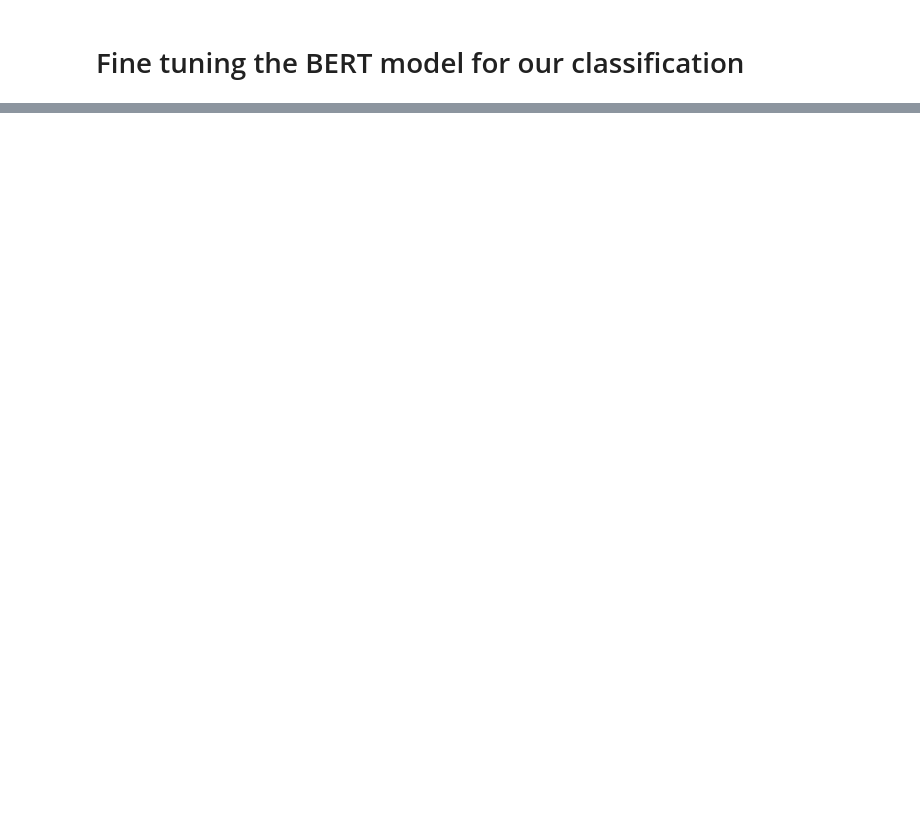
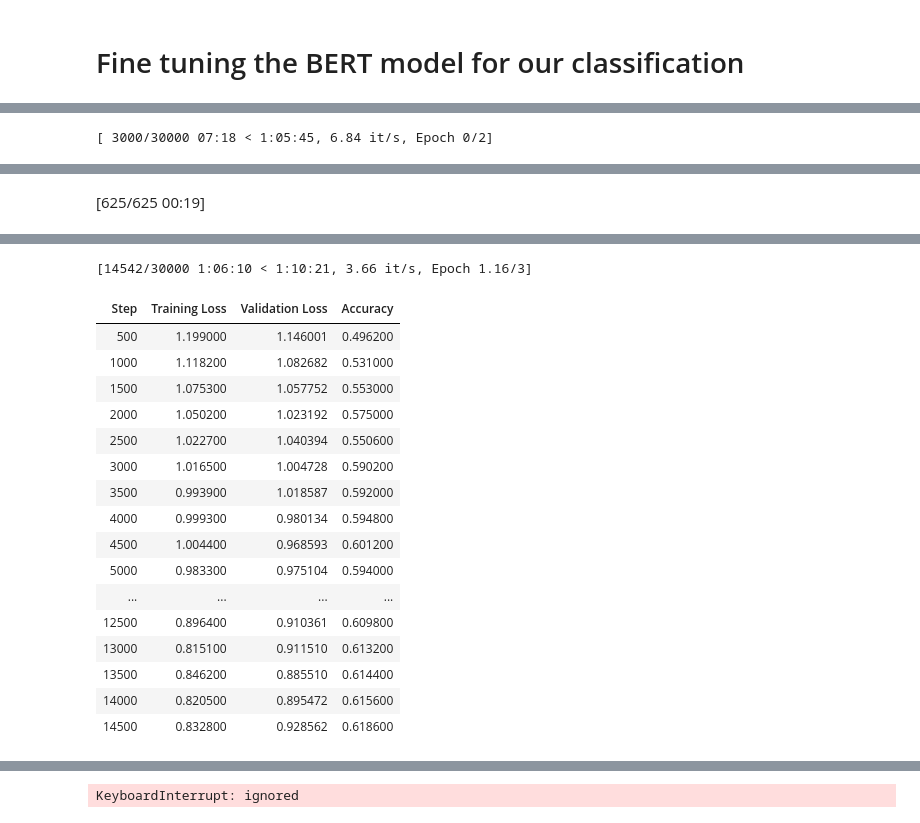
Before and after one commit to Iispar/review-summary-API, a Jupyter notebook: BERT-finetuned-model.ipynb, the cells around one changed output, grey strips where cells are left out. Saved outputs shown, nothing was run; the diff lists cells and outputs as text; code cells hidden in the pictures; blank space fills up the shorter version.

Commit message:
hyperparam optimization

```diff
--- a/BERT-finetuned-model.ipynb
+++ b/BERT-finetuned-model.ipynb
@@ -106,10 +116,5 @@ You should probably TRAIN this model on a down-stream task to be able to use it
 # %%
-# evaluation
-accuracy = evaluate.load('accuracy');
-def compute_accuracy(outputs_and_labels):
-    outputs, labels = outputs_and_labels;
-    predictions = np.argmax(outputs, axis=-1); #pick the index of the "winning" label
-    return accuracy.compute(predictions=predictions, references=labels); # calc accuracy
+
 
 # Training params. We optimize these later
 training_args = TrainingArguments(
@@ -126,6 +131,8 @@ training_args = TrainingArguments(
     weight_decay=0.01,
   )
 
+early_stopping = transformers.EarlyStoppingCallback(5); # stop training if the eval loss is not getting better.
+
 # Set the trainer
 trainer = Trainer(
     model = model,
@@ -161,0 +153,46 @@ TrainOutput(global_step=20000, training_loss=0.8053289947509765, metrics={'train
+# %%
+# Used optuna for optimization
+
+def objective(trial):
+    # Define the search space for hyperparameters
+    learning_rate = trial.suggest_float("learning_rate", 1e-7, 1e-3, log=True)
+    batch_size = trial.suggest_categorical("batch_size", [8, 16, 64, 128])
+    epochs=trial.suggest_int('num_train_epochs', low = 2,high = 6),
+
+    # params
+    trainer_args = transformers.TrainingArguments(
+        "mlp_checkpoints",
+        evaluation_strategy = "steps",
+        logging_strategy = "steps",
+        eval_steps = 500,
+        logging_steps = 500,
+        learning_rate = learning_rate,
+        max_steps = 30000,
+        load_best_model_at_end = True,
+        per_device_train_batch_size = batch_size,
+        per_device_eval_batch_size = batch_size,
+        num_train_epochs = epochs
+    )
+
+    # the model
+    mlp = model
+    early_stopping = transformers.EarlyStoppingCallback(5); # stop training if the eval loss is not getting better.
+
+    # train a model
+    trainer = transformers.Trainer(
+        model = mlp,
+        args = trainer_args,
+        train_dataset = dset_tokenized["train"],
+        eval_dataset = dset_tokenized["validation"],
+        compute_metrics = compute_accuracy,
+        data_collator = data_collator,
+        callbacks = [early_stopping]
+    )
+
+    trainer.train()
+    eval_results = trainer.evaluate()
+    return eval_results["eval_accuracy"] # return the best result.
+
+study = optuna.create_study(direction="maximize")
+study.optimize(objective, n_trials=20)
+# %% [output]
@@ -161,0 +201 @@ TrainOutput(global_step=20000, training_loss=0.8053289947509765, metrics={'train
+[ 3000/30000 07:18 < 1:05:45, 6.84 it/s, Epoch 0/2]
@@ -161,0 +209 @@ TrainOutput(global_step=20000, training_loss=0.8053289947509765, metrics={'train
+[625/625 00:19]
@@ -161,0 +211,18 @@ TrainOutput(global_step=20000, training_loss=0.8053289947509765, metrics={'train
+[14542/30000 1:06:10 < 1:10:21, 3.66 it/s, Epoch 1.16/3]
+| Step | Training Loss | Validation Loss | Accuracy |
+| 500 | 1.199000 | 1.146001 | 0.496200 |
+| 1000 | 1.118200 | 1.082682 | 0.531000 |
+| 1500 | 1.075300 | 1.057752 | 0.553000 |
+| 2000 | 1.050200 | 1.023192 | 0.575000 |
+| 2500 | 1.022700 | 1.040394 | 0.550600 |
+| 3000 | 1.016500 | 1.004728 | 0.590200 |
+| 3500 | 0.993900 | 1.018587 | 0.592000 |
+| 4000 | 0.999300 | 0.980134 | 0.594800 |
+| 4500 | 1.004400 | 0.968593 | 0.601200 |
+| 5000 | 0.983300 | 0.975104 | 0.594000 |
+| ... | ... | ... | ... |
+| 12500 | 0.896400 | 0.910361 | 0.609800 |
+| 13000 | 0.815100 | 0.911510 | 0.613200 |
+| 13500 | 0.846200 | 0.885510 | 0.614400 |
+| 14000 | 0.820500 | 0.895472 | 0.615600 |
+| 14500 | 0.832800 | 0.928562 | 0.618600 |
@@ -161,0 +246 @@ TrainOutput(global_step=20000, training_loss=0.8053289947509765, metrics={'train
+KeyboardInterrupt: ignored
```
Also changed, not shown: parts of 9 cells of this notebook.
